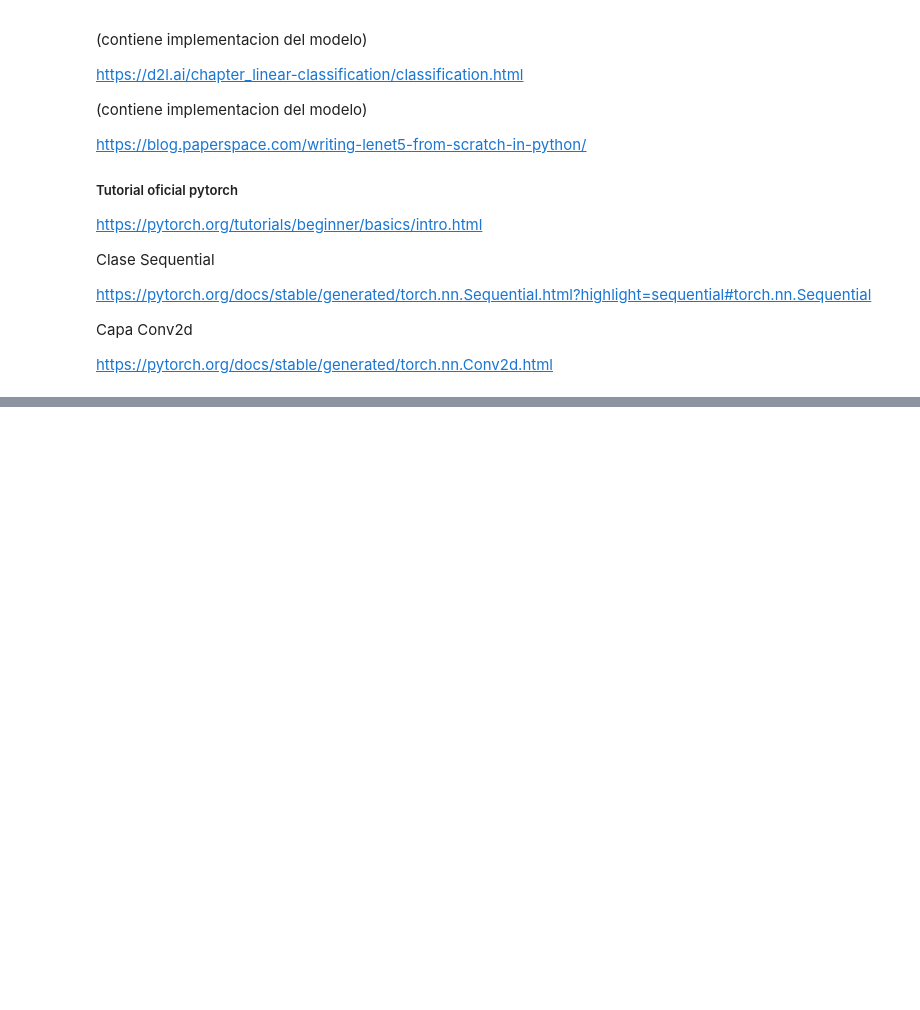
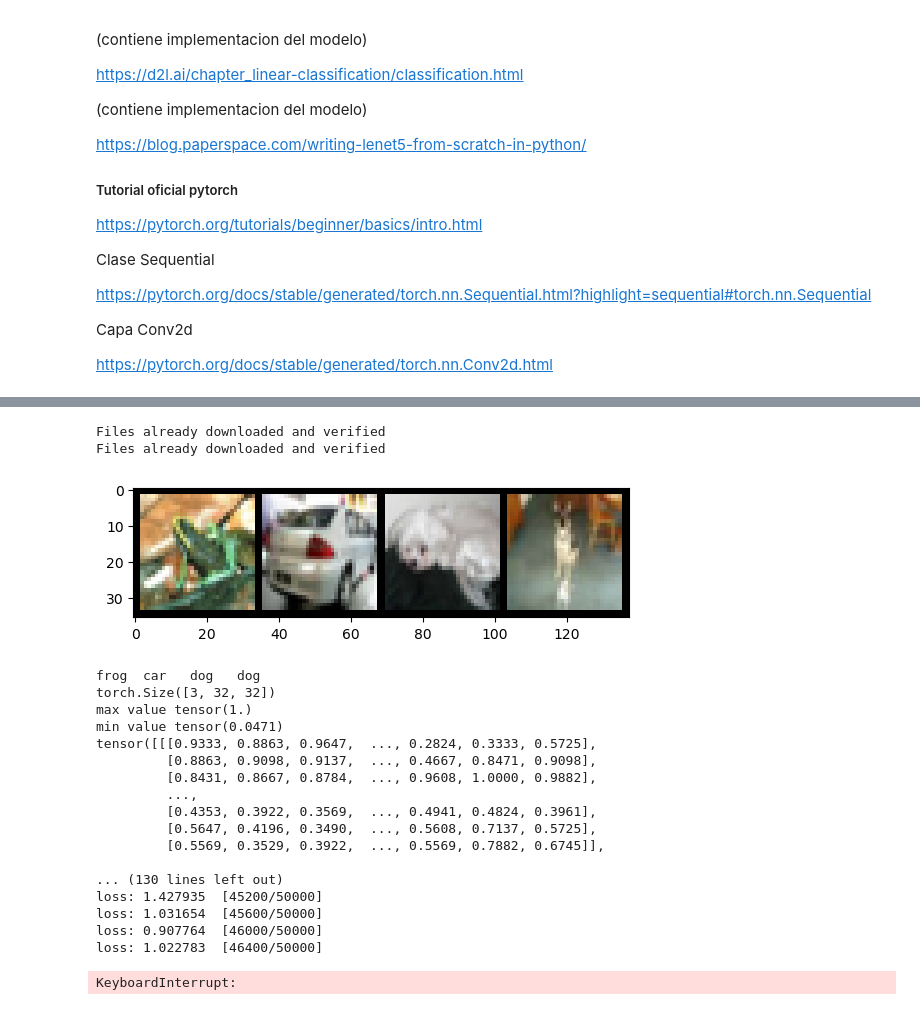
Before and after one commit to BraianAzcune/proyecto-final-red-neuronal, a Jupyter notebook: lenet5.ipynb, the cells around one changed output, grey strips where cells are left out. Cells and saved outputs as stored; diff of their text form; code cells hidden in the pictures; blank space fills up the shorter version.

```diff
--- a/lenet5.ipynb
+++ b/lenet5.ipynb
@@ -72,0 +88,67 @@ tensor([[-0.0596, -0.0419,  0.0022,  0.0457,  0.0425, -0.0692,  0.1201, -0.0016,
+# %%
+"""
+Entramiento
+"""
+
+def train_loop(dataloader, model, loss_fn, optimizer):
+    size = len(dataloader.dataset)
+    for batch, (X, y) in enumerate(dataloader):
+        # Compute prediction and loss
+        pred = model(X)
+        loss = loss_fn(pred, y)
+
+        # Backpropagation
+        optimizer.zero_grad()
+        loss.backward()
+        optimizer.step()
+
+        if batch % 100 == 0:
+            loss, current = loss.item(), batch * len(X)
+            print(f"loss: {loss:>7f}  [{current:>5d}/{size:>5d}]")
+
+
+def test_loop(dataloader, model, loss_fn):
+    size = len(dataloader.dataset)
+    num_batches = len(dataloader)
+    test_loss, correct = 0, 0
+
+    with torch.no_grad():
+        for X, y in dataloader:
+            pred = model(X)
+            test_loss += loss_fn(pred, y).item()
+            correct += (pred.argmax(1) == y).type(torch.float).sum().item()
+
+    test_loss /= num_batches
+    correct /= size
+    print(f"Test Error: \n Accuracy: {(100*correct):>0.1f}%, Avg loss: {test_loss:>8f} \n")
+# %%
+%run cargar_datos.ipynb
+
+epochs = 10
+for t in range(epochs):
+    print(f"Epoch {t+1}\n-------------------------------")
+    train_loop(trainloader, model, loss_function, optimizer)
+    test_loop(testloader, model, loss_function)
+print("Done!")
+# %% [output]
+Files already downloaded and verified
+Files already downloaded and verified
+[figure, added]
+frog  car   dog   dog
+torch.Size([3, 32, 32])
+max value tensor(1.)
+min value tensor(0.0471)
+tensor([[[0.9333, 0.8863, 0.9647,  ..., 0.2824, 0.3333, 0.5725],
+         [0.8863, 0.9098, 0.9137,  ..., 0.4667, 0.8471, 0.9098],
+         [0.8431, 0.8667, 0.8784,  ..., 0.9608, 1.0000, 0.9882],
+         ...,
+         [0.4353, 0.3922, 0.3569,  ..., 0.4941, 0.4824, 0.3961],
+         [0.5647, 0.4196, 0.3490,  ..., 0.5608, 0.7137, 0.5725],
+         [0.5569, 0.3529, 0.3922,  ..., 0.5569, 0.7882, 0.6745]],
+
+... (130 lines left out)
+loss: 1.427935  [45200/50000]
+loss: 1.031654  [45600/50000]
+loss: 0.907764  [46000/50000]
+loss: 1.022783  [46400/50000]
+KeyboardInterrupt:
```
Also changed, not shown: parts of 3 cells of this notebook, 2 other files.
